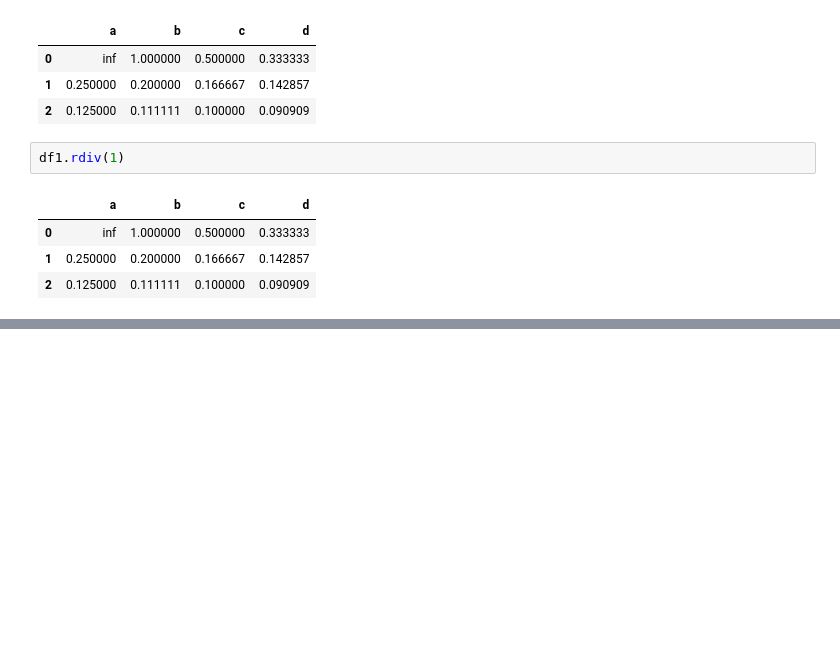
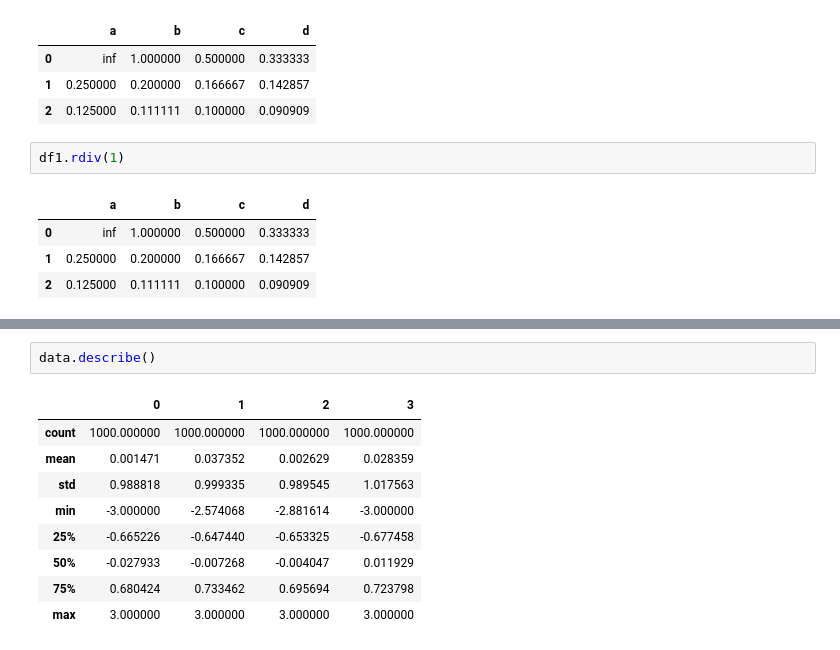
Before and after one commit to alinaqvii/Data-Scientist, a Jupyter notebook: Pandas.ipynb, the cells around one changed output, grey strips where cells are left out. Drawn from its saved outputs; the diff is of its cells as text; blank space fills up the shorter version.

```diff
--- a/Pandas.ipynb
+++ b/Pandas.ipynb
@@ -730,0 +1216,12 @@ df1.rdiv(1)
+# %%
+data.describe()
+# %% [output]
+|  | 0 | 1 | 2 | 3 |
+| count | 1000.000000 | 1000.000000 | 1000.000000 | 1000.000000 |
+| mean | 0.001471 | 0.037352 | 0.002629 | 0.028359 |
+| std | 0.988818 | 0.999335 | 0.989545 | 1.017563 |
+| min | -3.000000 | -2.574068 | -2.881614 | -3.000000 |
+| 25% | -0.665226 | -0.647440 | -0.653325 | -0.677458 |
+| 50% | -0.027933 | -0.007268 | -0.004047 | 0.011929 |
+| 75% | 0.680424 | 0.733462 | 0.695694 | 0.723798 |
+| max | 3.000000 | 3.000000 | 3.000000 | 3.000000 |
```
Also changed, not shown: parts of 127 cells of this notebook.
